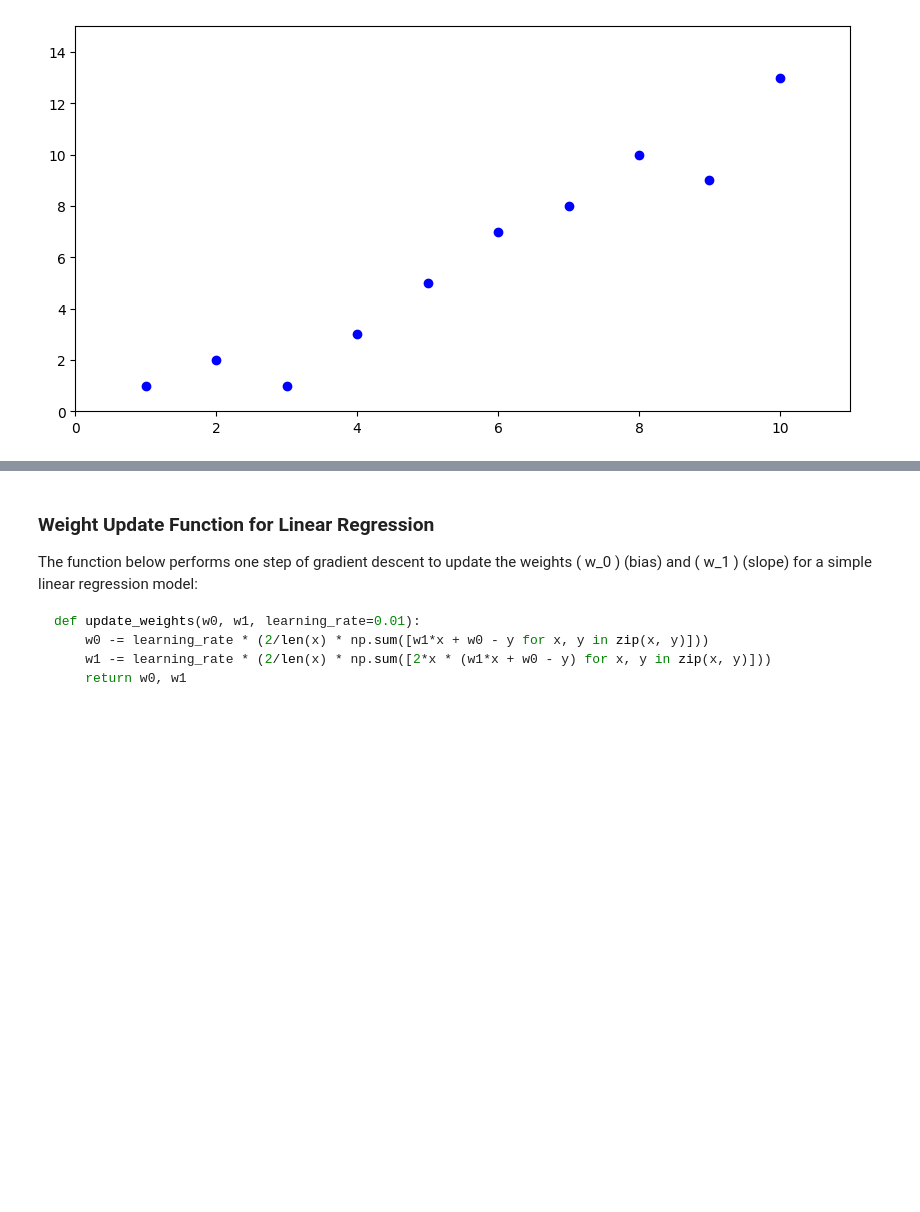
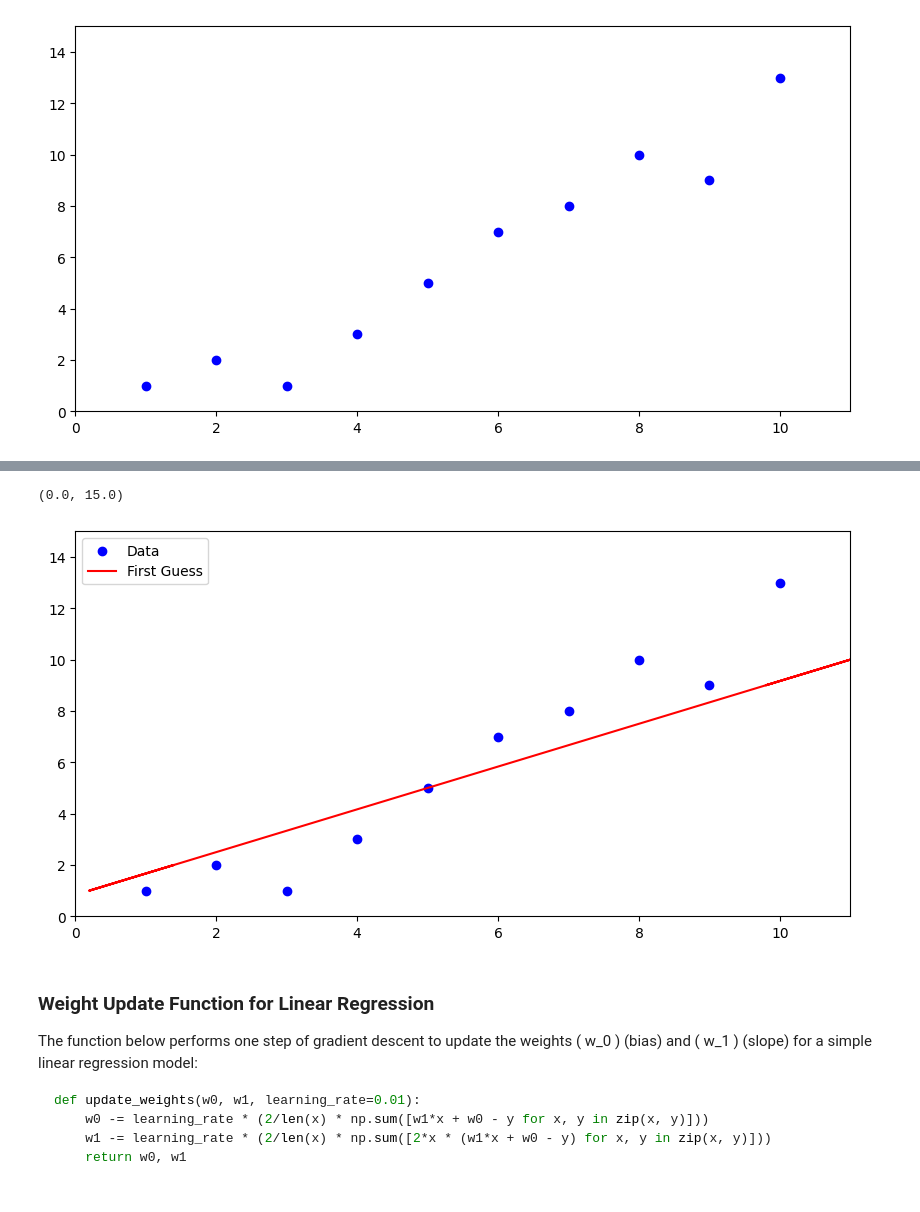
Before and after one commit to rishibbdb/MSU-ML-Workshop, a Jupyter notebook: Supervised/simple.ipynb, the cells around one changed output, grey strips where cells are left out. Saved outputs shown, nothing was run; the diff lists cells and outputs as text; code cells hidden in the pictures; blank space fills up the shorter version.

Commit message:
First Day

```diff
--- a/Supervised/simple.ipynb
+++ b/Supervised/simple.ipynb
@@ -15,3 +29,16 @@ plt.ylim(0, 15)
+# %%
+x = [1, 2, 3, 4, 5, 6, 7, 8, 9, 10]
+y = [1, 2, 1, 3, 5, 7, 8, 10, 9, 13]
+z = [y1 *1.2 - 1  for y1 in y]
+plt.figure(figsize=(10, 5))
+plt.scatter(x, y, label='Data', color='blue')
+plt.plot(z, y, color='red', label='First Guess')
+plt.legend()
+plt.xlim(0, 11)
+plt.ylim(0, 15)
+# %% [output]
+(0.0, 15.0)
+[figure, added]
 # %% [markdown]
 ### Weight Update Function for Linear Regression
 
```
Also changed, not shown: parts of 1 cell of this notebook.
